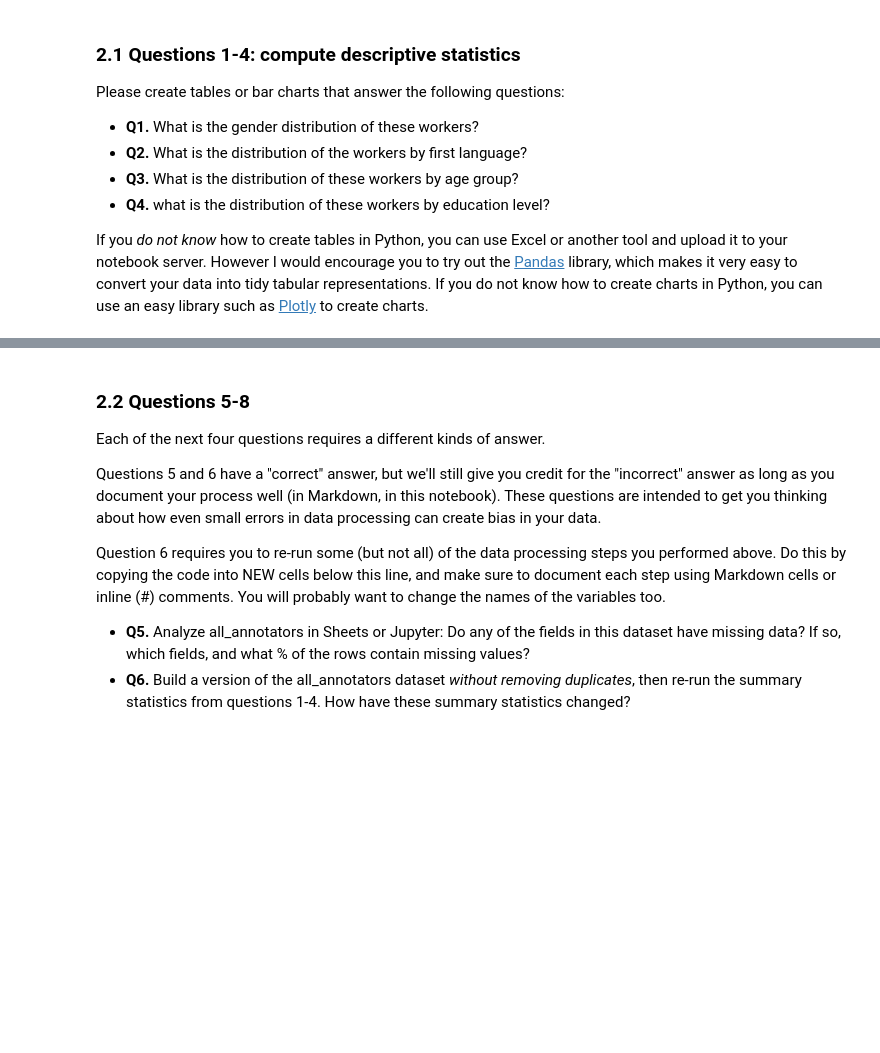
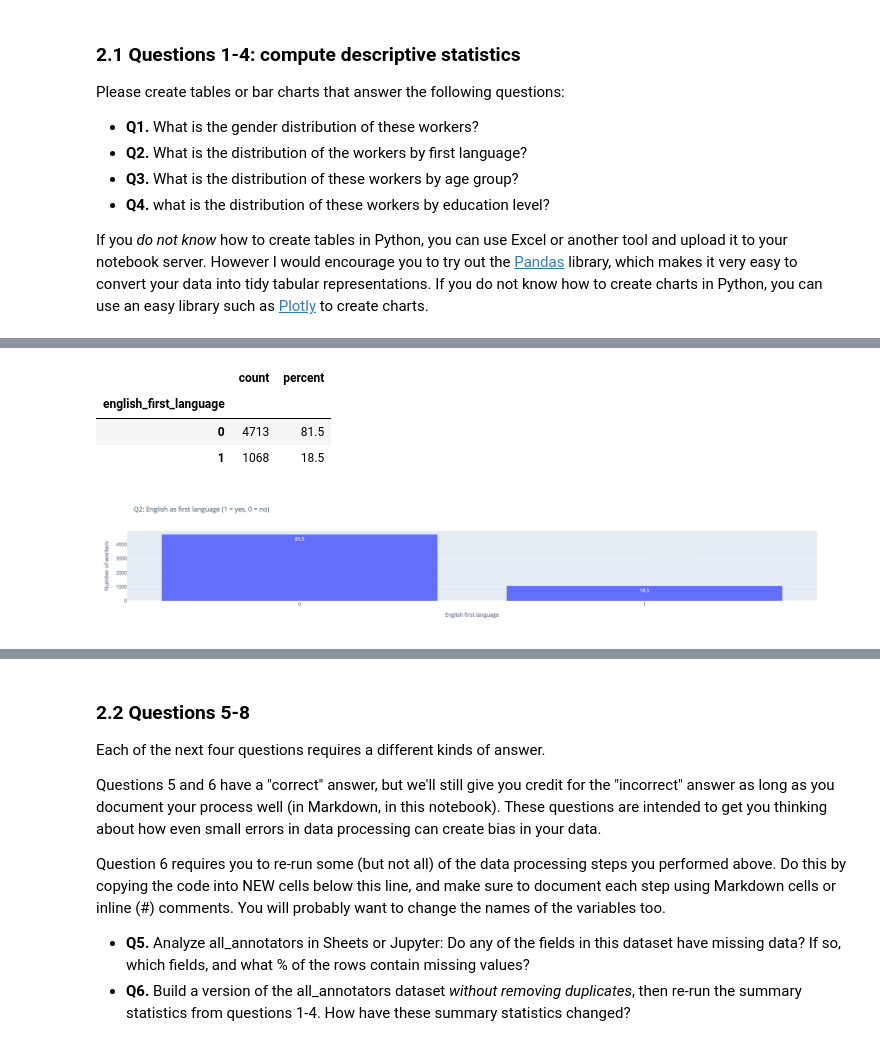
Before and after one commit to sarahjay5/hcde-410, a Jupyter notebook: A2/hcde410-a2.ipynb, the cells around one changed output, grey strips where cells are left out. Cells and saved outputs as stored; diff of their text form; code cells hidden in the pictures; blank space fills up the shorter version.

```diff
--- a/A2/hcde410-a2.ipynb
+++ b/A2/hcde410-a2.ipynb
@@ -422,0 +457,15 @@ Use both Markdown and code-formatted cells.
+# %%
+# Q2: English as first language (1 = yes, 0 = no)
+q2 = pd.DataFrame({
+    'count': df['english_first_language'].value_counts(dropna=False),
+    'percent': (df['english_first_language'].value_counts(normalize=True, dropna=False) * 100).round(1)
+})
+display(q2)
+px.bar(q2, x=q2.index.astype(str), y='count', text='percent', title='Q2: English as first language (1 = yes, 0 = no)',
+       labels={'x': 'English first language', 'count': 'Number of workers'}).show()
+# %% [output]
+|  | count | percent |
+| english_first_language |  |  |
+| 0 | 4713 | 81.5 |
+| 1 | 1068 | 18.5 |
+[figure, added]
```
Also changed, not shown: parts of 20 cells of this notebook.
